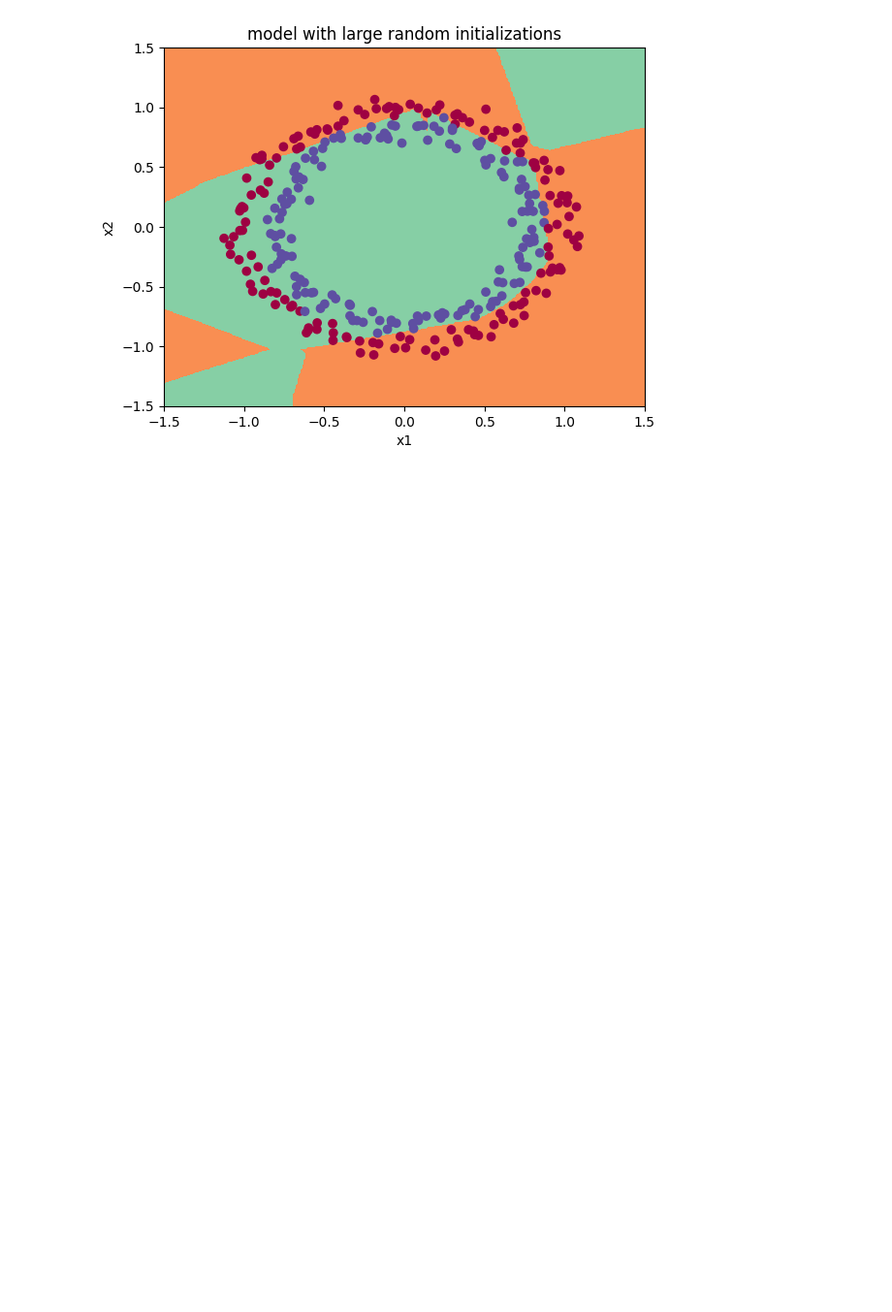
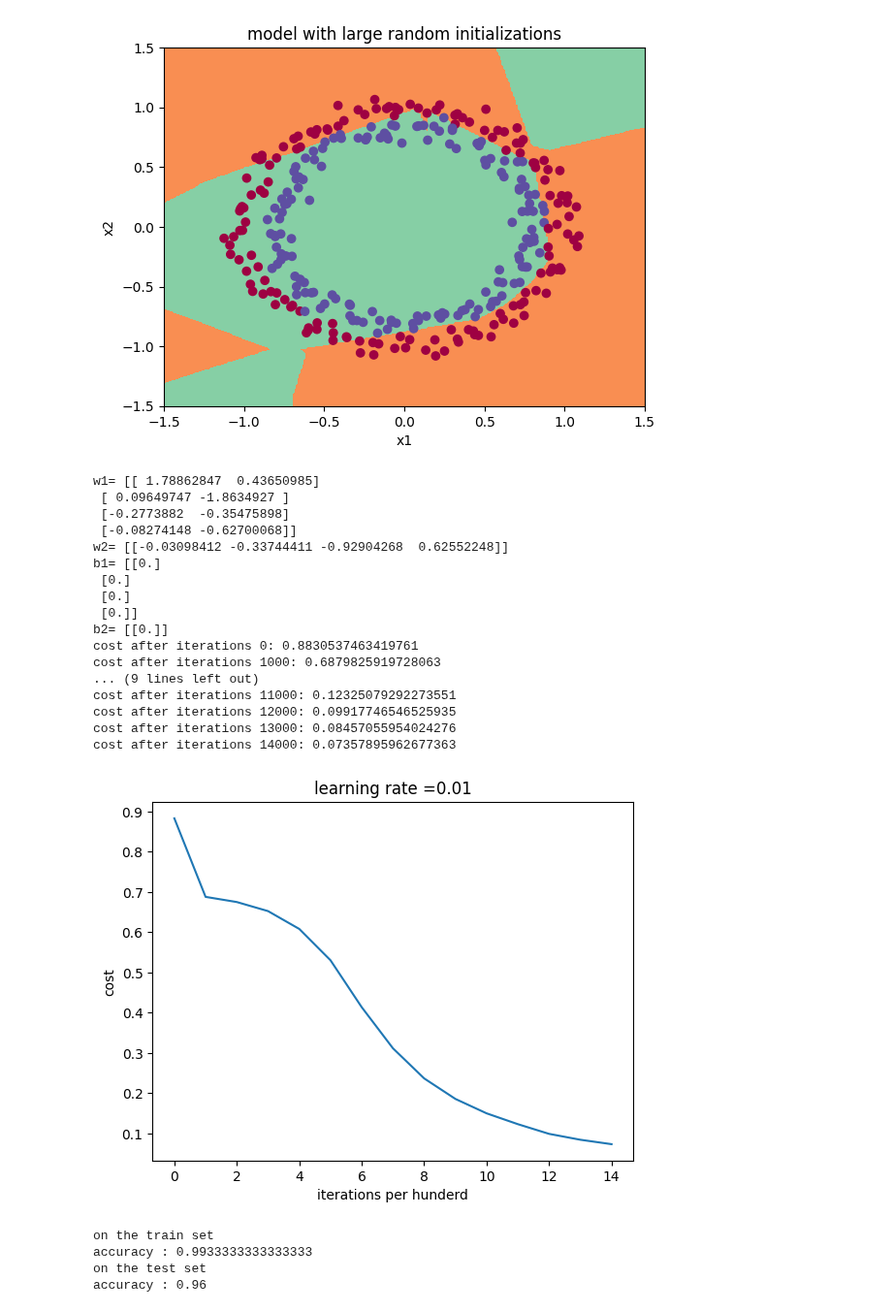
Before and after one commit to Aboelsaood23/Aboelsaood23, a Jupyter notebook: specilaization_2_Course_2.ipynb, the cells around one changed output. Shown at 97% size. Saved outputs shown, nothing was run; the diff lists cells and outputs as text; code cells hidden in the pictures; blank space fills up the shorter version.

```diff
--- a/specilaization_2_Course_2.ipynb
+++ b/specilaization_2_Course_2.ipynb
@@ -323,3 +325,61 @@ accuracy : 0.86
   0 1 1 0 0 1 1 1 1 1 0 1 1 1 0 1 0 1 1 0 1 0 1 0 1 1 1 1 1 1 1 1 1 0 1 0
   1 1 1 1 1 0 1 0 0 1 0 0 0 1 1 0 1 1 0 0 0 1 1 0 1 1 0 0]]
 [figure]
+# %%
+#He initialization
+#If you have heard of "Xavier initialization", this is similar except Xavier initialization uses a scaling factor for the weights w[l] sqrt(1./layers_dims[l-1])
+#where He initialization would use sqrt(2./layers_dims[l-1]).)
+
+def initialize_parameters_he(layers_dims):
+  np.random.seed(3)
+  parameters ={}
+  L =len(layers_dims)-1
+  import math
+  for l in range(1,L+1):
+    parameters['w' + str(l)] = np.random.randn(layers_dims[l], layers_dims[l-1])*math.sqrt(2./layers_dims[l-1])
+    parameters['b' + str(l)] = np.zeros((layers_dims[l], 1))*math.sqrt(2./layers_dims[l-1])
+  return parameters
+
+#let's chechk this function
+parameters  =initialize_parameters_he([2,4,1])
+print("w1= "+str(parameters["w1"]))
+print("w2= "+str(parameters["w2"]))
+print("b1= "+str(parameters["b1"]))
+print("b2= "+str(parameters["b2"]))
+
+parameters =model(train_x,train_y,initialization ='he')
+print("on the train set ")
+predictions_train =predict(train_x,train_y,parameters)
+print("on the test set")
+predictions_test =predict(test_x,test_y,parameters)
+
+
+#let's visualize our datasets
+plt.title("model with he initializations")
+axes= plt.gca()
+axes.set_xlim([-1.5,1.5])
+axes.set_ylim([-1.5,1.5])
+plot_decision_boundary(lambda x :predict_dec(parameters,x.T),train_x,train_y)
+# %% [output]
+w1= [[ 1.78862847  0.43650985]
+ [ 0.09649747 -1.8634927 ]
+ [-0.2773882  -0.35475898]
+ [-0.08274148 -0.62700068]]
+w2= [[-0.03098412 -0.33744411 -0.92904268  0.62552248]]
+b1= [[0.]
+ [0.]
+ [0.]
+ [0.]]
+b2= [[0.]]
+cost after iterations 0: 0.8830537463419761
+cost after iterations 1000: 0.6879825919728063
+... (9 lines left out)
+cost after iterations 11000: 0.12325079292273551
+cost after iterations 12000: 0.09917746546525935
+cost after iterations 13000: 0.08457055954024276
+cost after iterations 14000: 0.07357895962677363
+[figure, added]
+on the train set
+accuracy : 0.9933333333333333
+on the test set
+accuracy : 0.96
```
Also changed, not shown: parts of 2 cells of this notebook.
